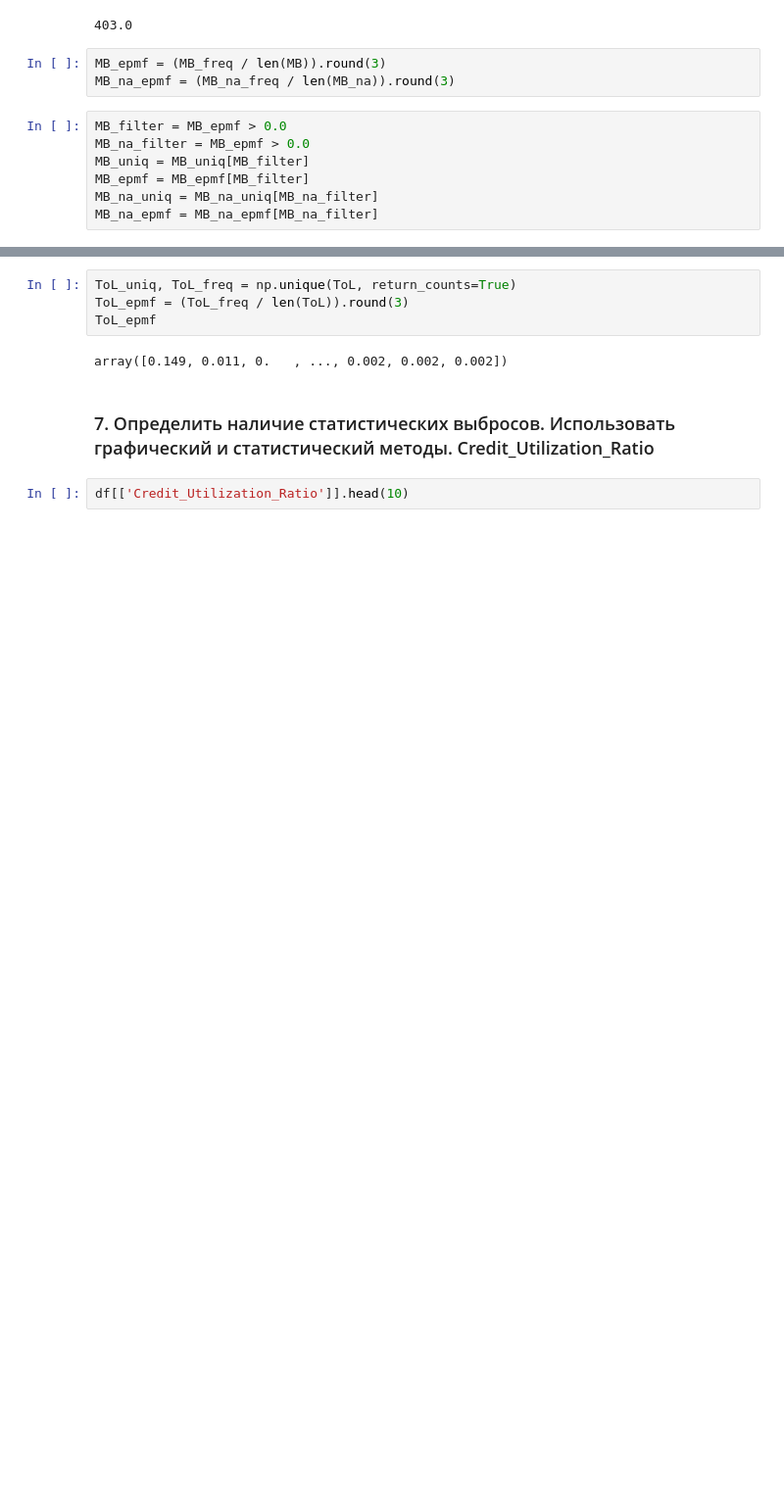
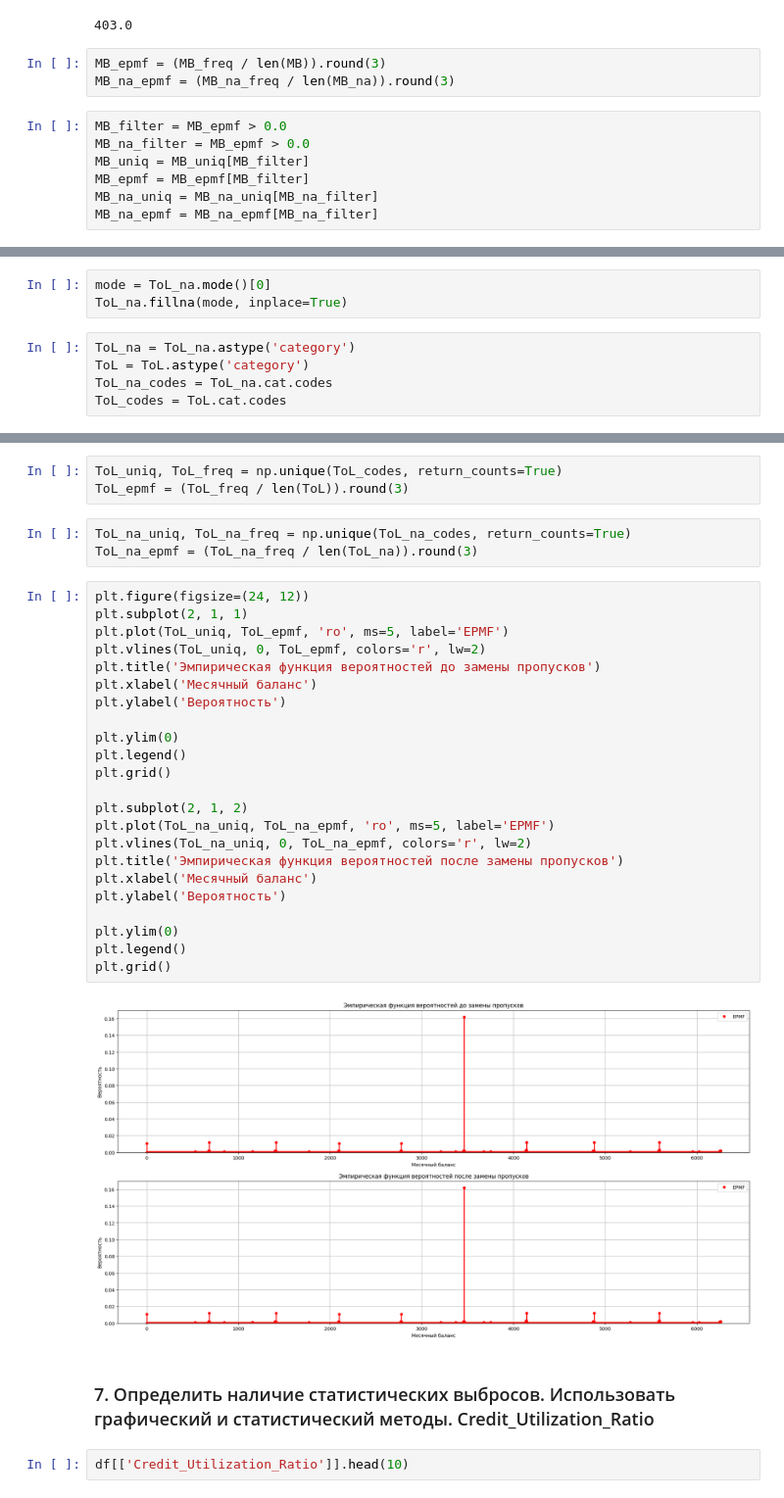
Before and after one commit to Ghukii/TMP-4sem-, a Jupyter notebook: Задание_6/Задание_6_13.ipynb, the cells around one changed output, grey strips where cells are left out. Shown at 98% size. Cells and saved outputs as stored; diff of their text form; blank space fills up the shorter version.

```diff
--- a/Задание_6/Задание_6_13.ipynb
+++ b/Задание_6/Задание_6_13.ipynb
@@ -510,0 +525,8 @@ ToL = df['Type_of_Loan'].cat.codes
+# %%
+mode = ToL_na.mode()[0]
+ToL_na.fillna(mode, inplace=True)
+# %%
+ToL_na = ToL_na.astype('category')
+ToL = ToL.astype('category')
+ToL_na_codes = ToL_na.cat.codes
+ToL_codes = ToL.cat.codes
@@ -511,9 +581,34 @@ ToL = df['Type_of_Loan'].cat.codes
 # %%
-ToL_uniq, ToL_freq = np.unique(ToL, return_counts=True)
+ToL_uniq, ToL_freq = np.unique(ToL_codes, return_counts=True)
 ToL_epmf = (ToL_freq / len(ToL)).round(3)
-ToL_epmf
-# %% [output]
-array([0.149, 0.011, 0.   , ..., 0.002, 0.002, 0.002])
+# %%
+ToL_na_uniq, ToL_na_freq = np.unique(ToL_na_codes, return_counts=True)
+ToL_na_epmf = (ToL_na_freq / len(ToL_na)).round(3)
+# %%
+plt.figure(figsize=(24, 12))
+plt.subplot(2, 1, 1)
+plt.plot(ToL_uniq, ToL_epmf, 'ro', ms=5, label='EPMF')
+plt.vlines(ToL_uniq, 0, ToL_epmf, colors='r', lw=2)
+plt.title('Эмпирическая функция вероятностей до замены пропусков')
+plt.xlabel('Месячный баланс')
+plt.ylabel('Вероятность')
+
+plt.ylim(0)
+plt.legend()
+plt.grid()
+
+plt.subplot(2, 1, 2)
+plt.plot(ToL_na_uniq, ToL_na_epmf, 'ro', ms=5, label='EPMF')
+plt.vlines(ToL_na_uniq, 0, ToL_na_epmf, colors='r', lw=2)
+plt.title('Эмпирическая функция вероятностей после замены пропусков')
+plt.xlabel('Месячный баланс')
+plt.ylabel('Вероятность')
+
+plt.ylim(0)
+plt.legend()
+plt.grid()
+# %% [output]
+[figure, added]
 # %% [markdown]
 ### 7. Определить наличие статистических выбросов. Использовать графический и статистический методы. Credit_Utilization_Ratio
 # %%
```
Also changed, not shown: parts of 9 cells of this notebook.
